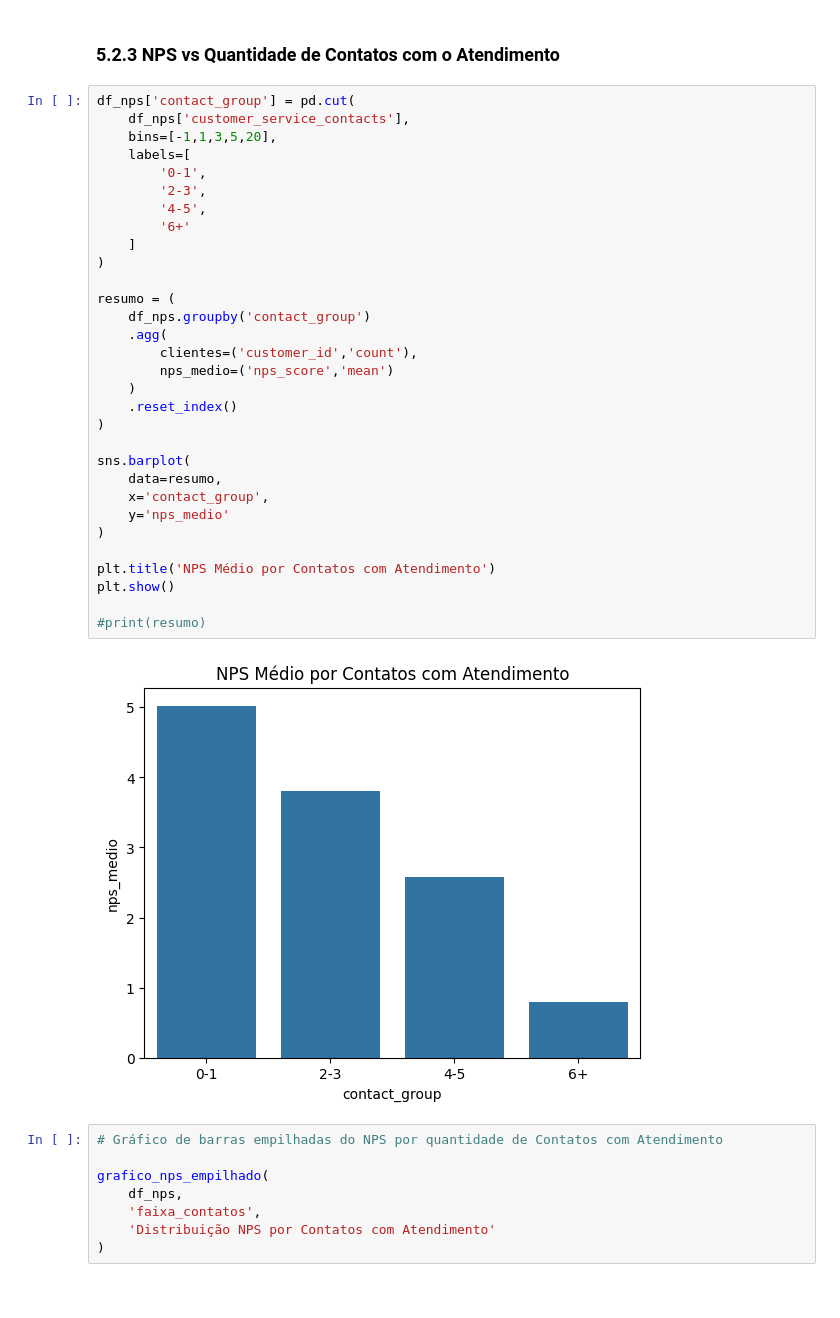
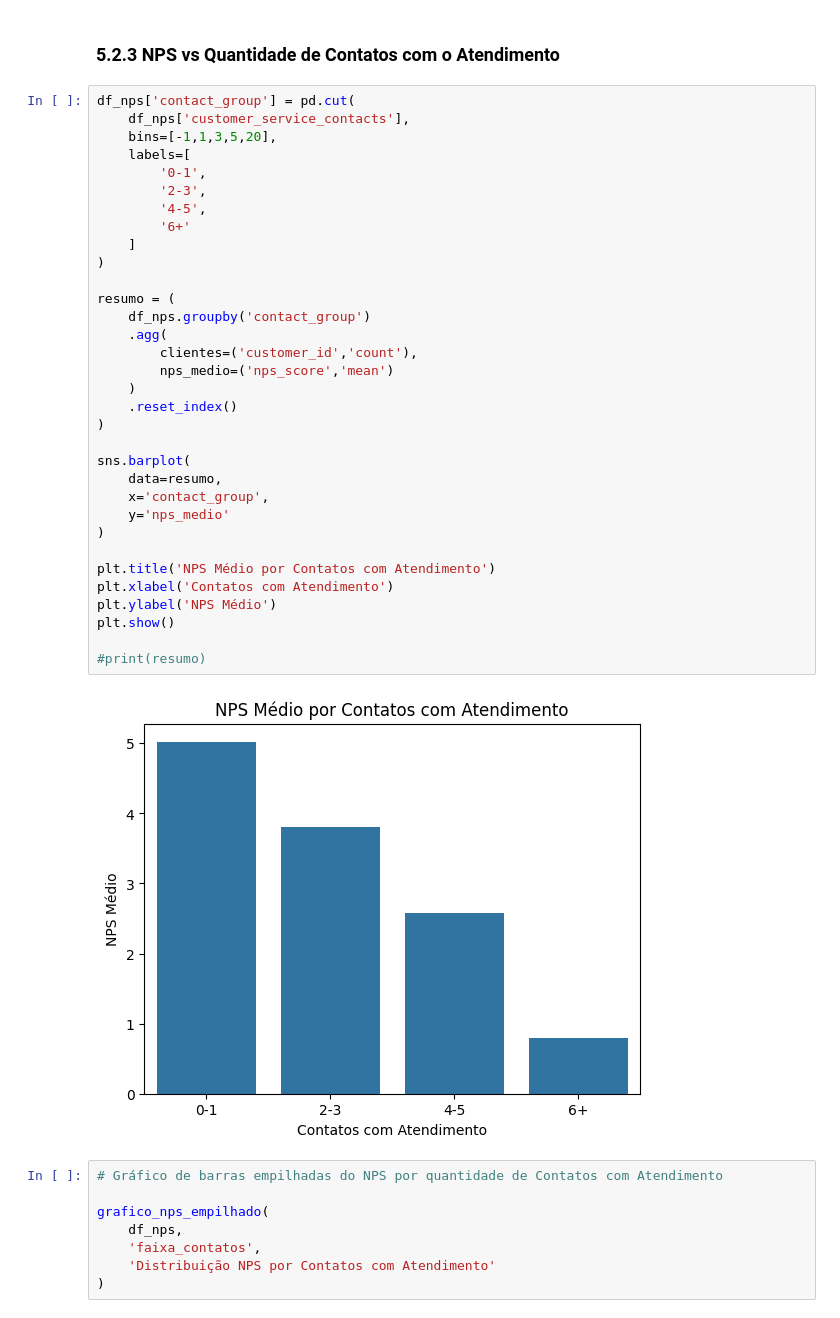
Before and after one commit to GabrielButti/tech_challenge_1, a Jupyter notebook: notebooks/analise_exploratoria_dados.ipynb, the cells around one changed output. Saved outputs shown, nothing was run; the diff lists cells and outputs as text.

```diff
--- a/notebooks/tech_challenge_v2.ipynb
+++ b/notebooks/analise_exploratoria_dados.ipynb
@@ -674,34 +754,36 @@ df_nps['contact_group'] = pd.cut(
     df_nps['customer_service_contacts'],
     bins=[-1,1,3,5,20],
     labels=[
         '0-1',
         '2-3',
         '4-5',
         '6+'
     ]
 )
 
 resumo = (
     df_nps.groupby('contact_group')
     .agg(
         clientes=('customer_id','count'),
         nps_medio=('nps_score','mean')
     )
     .reset_index()
 )
 
 sns.barplot(
     data=resumo,
     x='contact_group',
     y='nps_medio'
 )
 
 plt.title('NPS Médio por Contatos com Atendimento')
+plt.xlabel('Contatos com Atendimento')
+plt.ylabel('NPS Médio')
 plt.show()
 
 #print(resumo)
 # %% [output]
-[figure, old version]
+[figure, new version]
 # %%
 # Gráfico de barras empilhadas do NPS por quantidade de Contatos com Atendimento
 
```
Also changed, not shown: parts of 11 cells of this notebook, 4 other files.
